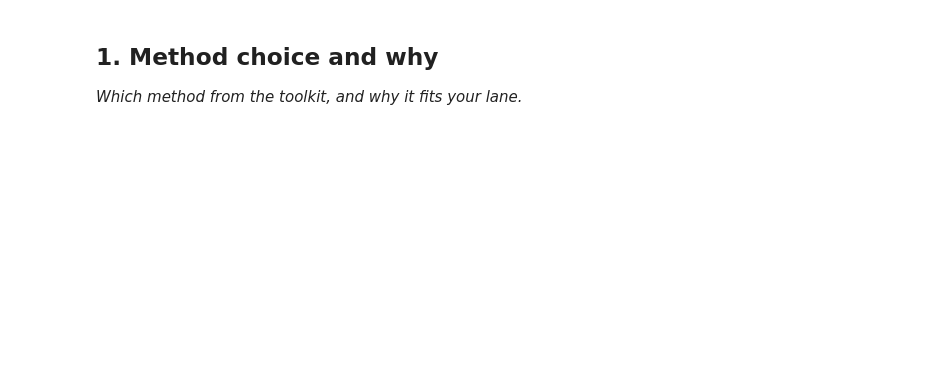
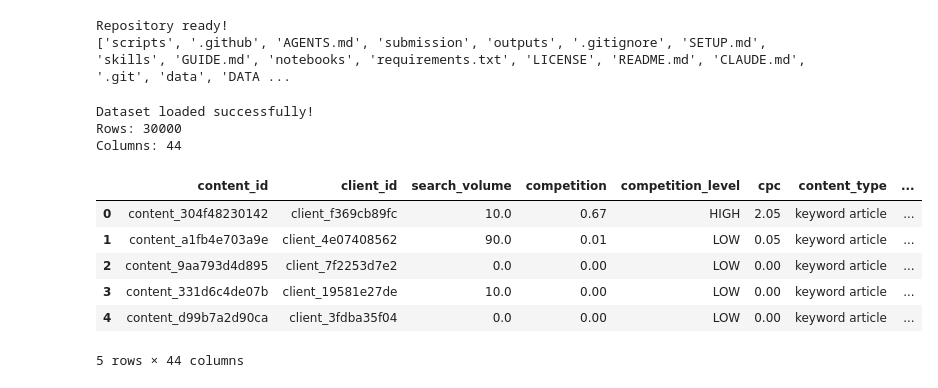
Before and after one commit to 02017711723iot-dotcom/Flyrank_Internship_1, a Jupyter notebook: work/notebooks/w05_model.ipynb, the cells around one changed output. Drawn from its saved outputs; the diff is of its cells as text; code cells hidden in the pictures; blank space fills up the shorter version.

```diff
--- a/work/notebooks/w05_model.ipynb
+++ b/work/notebooks/w05_model.ipynb
@@ -6,7 +6,44 @@
 This skeleton is yours to fill. Work the sections **in order** — each one has a one-line hint. Simple words, honest numbers.
 
 > Working with an AI assistant? Tell it to read `skills/README.md` first and load the one skill this assignment names on its card.
-# %% [markdown]
-## 1. Method choice and why
-
-*Which method from the toolkit, and why it fits your lane.*
+# %%
+import os
+import subprocess
+
+REPO_URL = "https://github.com/02017711723iot-dotcom/Flyrank_Internship_1"
+REPO_DIR = "flyrank-ml-internship-starter"
+
+if not os.path.exists(REPO_DIR):
+    subprocess.run(
+        ["git", "clone", REPO_URL, REPO_DIR],
+        check=True
+    )
+
+print("Repository ready!")
+print(os.listdir(REPO_DIR))
+# %% [output]
+Repository ready!
+['scripts', '.github', 'AGENTS.md', 'submission', 'outputs', '.gitignore', 'SETUP.md', 'skills', 'GUIDE.md', 'notebooks', 'requirements.txt', 'LICENSE', 'README.md', 'CLAUDE.md', '.git', 'data', 'DATA ...
+# %%
+import pandas as pd
+
+DATA_PATH = "flyrank-ml-internship-starter/data/raw/content_refresh_anonymized.csv"
+
+df = pd.read_csv(DATA_PATH)
+
+print("Dataset loaded successfully!")
+print("Rows:", len(df))
+print("Columns:", len(df.columns))
+
+display(df.head())
+# %% [output]
+Dataset loaded successfully!
+Rows: 30000
+Columns: 44
+|  | content_id | client_id | search_volume | competition | competition_level | cpc | content_type | ... |
+| 0 | content_304f48230142 | client_f369cb89fc | 10.0 | 0.67 | HIGH | 2.05 | keyword article | ... |
+| 1 | content_a1fb4e703a9e | client_4e07408562 | 90.0 | 0.01 | LOW | 0.05 | keyword article | ... |
+| 2 | content_9aa793d4d895 | client_7f2253d7e2 | 0.0 | 0.00 | LOW | 0.00 | keyword article | ... |
+| 3 | content_331d6c4de07b | client_19581e27de | 10.0 | 0.00 | LOW | 0.00 | keyword article | ... |
+| 4 | content_d99b7a2d90ca | client_3fdba35f04 | 0.0 | 0.00 | LOW | 0.00 | keyword article | ... |
+5 rows × 44 columns
```
Also changed, not shown: parts of 20 cells of this notebook.
